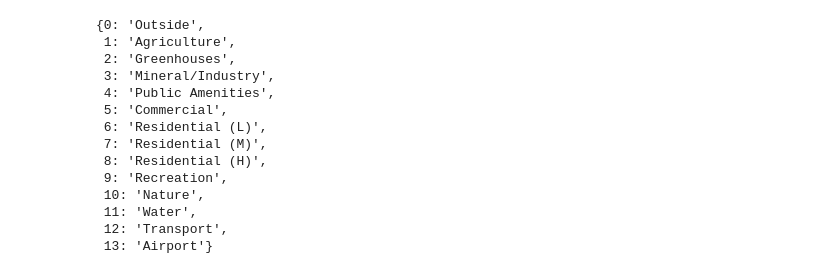
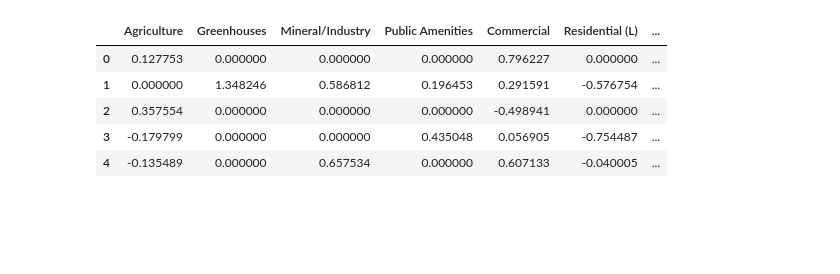
Before and after one commit to aarsundaram/ENC_Py3_mra, a Jupyter notebook: enrichment_curves.ipynb, the cells around one changed output. Saved outputs shown, nothing was run; the diff lists cells and outputs as text; code cells hidden in the pictures; blank space fills up the shorter version.

```diff
--- a/enrichment_curves.ipynb
+++ b/enrichment_curves.ipynb
@@ -23,27 +28,9 @@ er
-# %%
-luc_names = ["Outside", "Agriculture", "Greenhouses", "Mineral/Industry",
-             "Public Amenities", "Commercial", "Residential (L)",
-             "Residential (M)", "Residential (H)", "Recreation", "Nature",
-             "Water", "Transport", "Airport"]
-
-luc_dict={}
-for i in range(len(luc_names)):
-    luc_dict[i]=luc_names[i]
-
-
-luc_dict
-# %% [output]
-{0: 'Outside',
- 1: 'Agriculture',
- 2: 'Greenhouses',
- 3: 'Mineral/Industry',
- 4: 'Public Amenities',
- 5: 'Commercial',
- 6: 'Residential (L)',
- 7: 'Residential (M)',
- 8: 'Residential (H)',
- 9: 'Recreation',
- 10: 'Nature',
- 11: 'Water',
- 12: 'Transport',
- 13: 'Airport'}
+# %%
+er1.head()
+# %% [output]
+|  | Agriculture | Greenhouses | Mineral/Industry | Public Amenities | Commercial | Residential (L) | ... |
+| 0 | 0.127753 | 0.000000 | 0.000000 | 0.000000 | 0.796227 | 0.000000 | ... |
+| 1 | 0.000000 | 1.348246 | 0.586812 | 0.196453 | 0.291591 | -0.576754 | ... |
+| 2 | 0.357554 | 0.000000 | 0.000000 | 0.000000 | -0.498941 | 0.000000 | ... |
+| 3 | -0.179799 | 0.000000 | 0.000000 | 0.435048 | 0.056905 | -0.754487 | ... |
+| 4 | -0.135489 | 0.000000 | 0.657534 | 0.000000 | 0.607133 | -0.040005 | ... |
```
Also changed, not shown: parts of 2 cells of this notebook, 19 other files.
